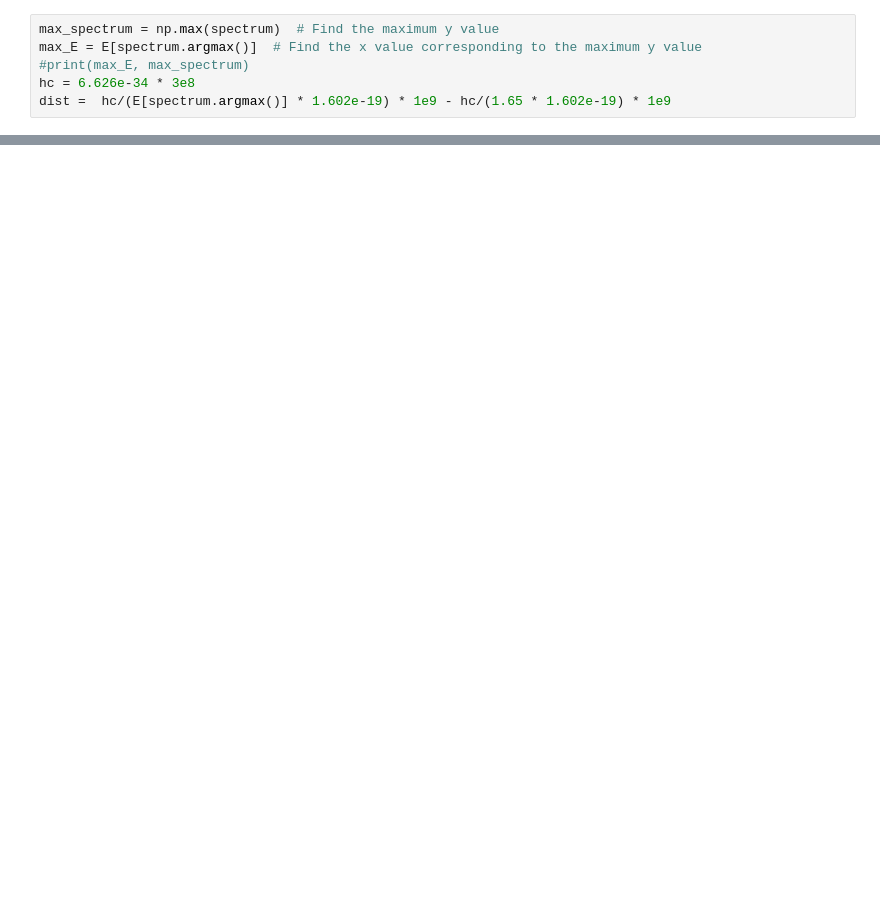
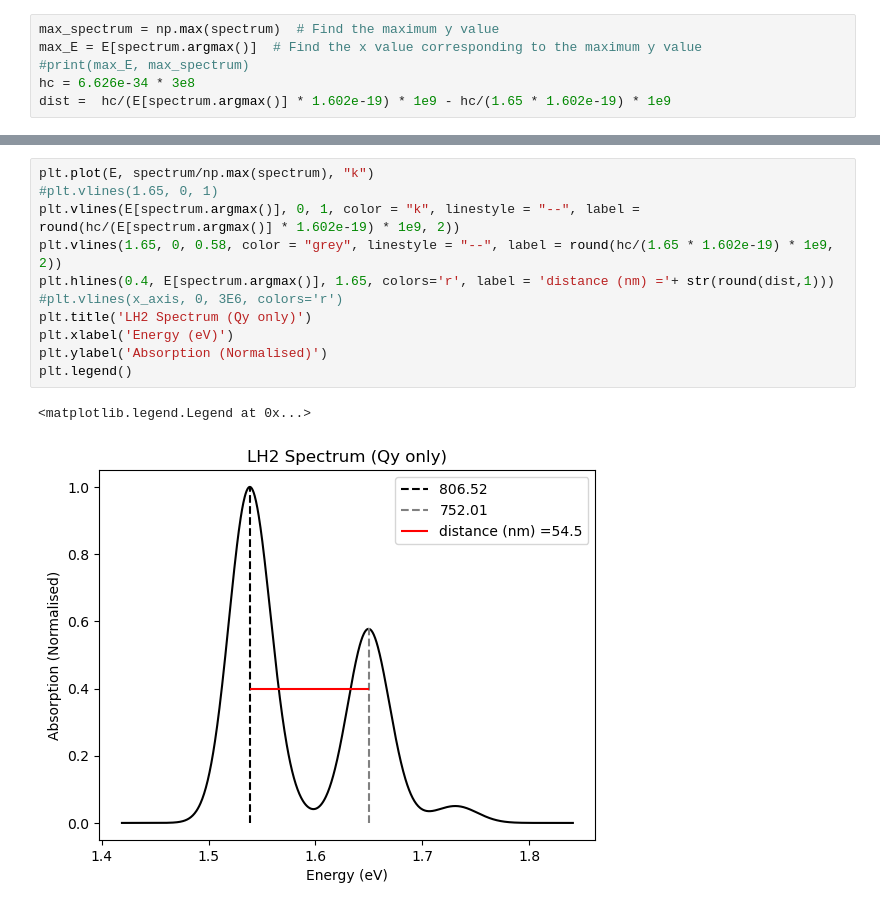
Before and after one commit to m02n1ng/mmfex, a Jupyter notebook: spectrum.ipynb, the cells around one changed output, grey strips where cells are left out. Saved outputs shown, nothing was run; the diff lists cells and outputs as text; blank space fills up the shorter version.

```diff
--- a/spectrum.ipynb
+++ b/spectrum.ipynb
@@ -96,0 +94,14 @@ dictionary["A"][0]
+# %%
+plt.plot(E, spectrum/np.max(spectrum), "k")
+#plt.vlines(1.65, 0, 1)
+plt.vlines(E[spectrum.argmax()], 0, 1, color = "k", linestyle = "--", label = round(hc/(E[spectrum.argmax()] * 1.602e-19) * 1e9, 2))
+plt.vlines(1.65, 0, 0.58, color = "grey", linestyle = "--", label = round(hc/(1.65 * 1.602e-19) * 1e9, 2))
+plt.hlines(0.4, E[spectrum.argmax()], 1.65, colors='r', label = 'distance (nm) ='+ str(round(dist,1)))
+#plt.vlines(x_axis, 0, 3E6, colors='r')
+plt.title('LH2 Spectrum (Qy only)')
+plt.xlabel('Energy (eV)')
+plt.ylabel('Absorption (Normalised)')
+plt.legend()
+# %% [output]
+<matplotlib.legend.Legend at 0x...>
+[figure, added]
```
Also changed, not shown: parts of 7 cells of this notebook, 7 other files.
